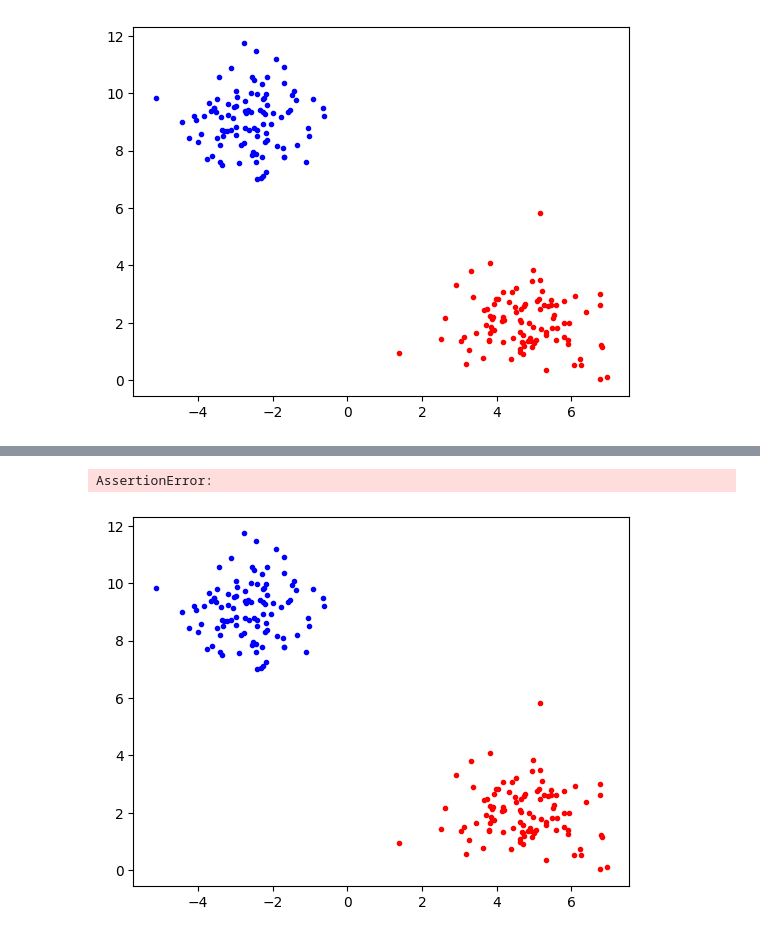
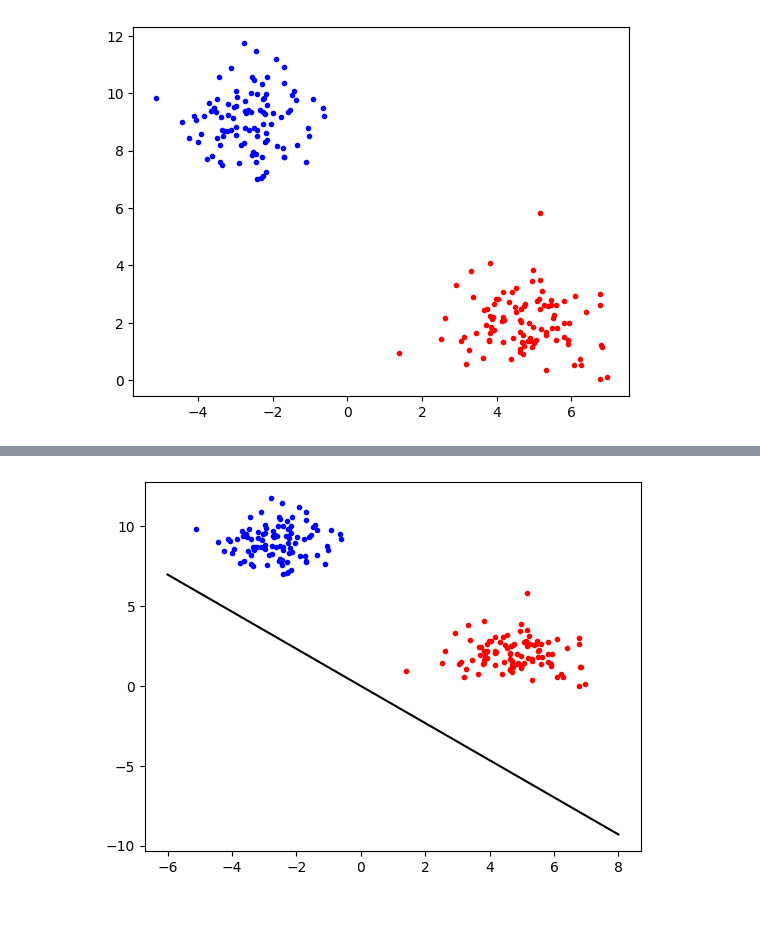
Before and after one commit to quaternio/support-vector-madness, a Jupyter notebook: SVM.ipynb, the cells around one changed output, grey strips where cells are left out. Cells and saved outputs as stored; diff of their text form; code cells hidden in the pictures.

Commit message:
Added plotting function

```diff
--- a/SVM.ipynb
+++ b/SVM.ipynb
@@ -59,6 +59,12 @@ class SVM:
 
         return on_boundary, off_boundary
 
+    def plot_decision_boundary(self):
+        x = np.linspace(-6, 8, 50)
+        y = (svm.w[0] * x) / svm.w[1]
+        plt.figure()
+        plt.plot(X0[:,0], X0[:,1], 'b.', X1[:,0], X1[:,1], 'r.', x, y, 'black')
+
     def train(self, X, y):
         """ Train the classifier using the SMO algorithm """
         self.X = X
@@ -81,6 +87,7 @@ class SVM:
 
         numChanged = 0
         examineAll = True
+        iterNum = 0
         while numChanged > 0 or examineAll:
             numChanged = 0
             if examineAll:
@@ -95,6 +102,13 @@ class SVM:
                 examineAll = False
             else:
                 examineAll = True
+
+            #print(numChanged)
+            print("alpha norm: ", np.linalg.norm(self.alpha))
+            if self.kernel == "linear":
+                print("w norm: ", np.linalg.norm(self.w))
+            print()
+            self.plot_decision_boundary()
 
     def _examine_example(self, idx):
         N, D = self.X.shape
@@ -212,10 +226,16 @@ class SVM:
                 print(f"Threshold could not be computed for idxs {idx1} and {idx2}")
 
         if self.kernel == "linear":
+            # print("w Before: ", self.w)
             self.w = self.w + y1 * (a1 - alph1) * self.X[idx1] + y2 * (a2 - alph2) * self.X[idx2]
+            # print("w After: ", self.w)
 
+        # print("alph1 Before: ", self.alpha[idx1])
+        # print("alph2 Before: ", self.alpha[idx2])
         self.alpha[idx1] = a1
         self.alpha[idx2] = a2
+        # print("alph1 After: ", self.alpha[idx1])
+        # print("alph2 After: ", self.alpha[idx2])
 
         # Update error cache using new Lagrange multipliers
         for i in range(N):
@@ -282,21 +321,25 @@ svm.train(X, y.astype('float64'))
 # %%
-plt.plot(X0[:,0], X0[:,1], 'b.', X1[:,0], X1[:,1], 'r.')
+if svm.kernel == "linear":
+    x = np.linspace(-6, 8, 50)
+    y = (svm.w[0] * x) / svm.w[1]
+    plt.plot(X0[:,0], X0[:,1], 'b.', X1[:,0], X1[:,1], 'r.', x, y, 'black')
 
-assert svm.predict(np.array([-2, 10])) == -1
-assert svm.predict(np.array([5, 2])) == 1
+#assert svm.predict(np.array([-2, 10])) == -1
+#assert svm.predict(np.array([5, 2])) == 1
 
-prediction_grid = np.zeros((200, 200))
+else:
+    plt.plot(X0[:,0], X0[:,1], 'b.', X1[:,0], X1[:,1])
+    prediction_grid = np.zeros((200, 200))
 
-x = np.linspace(-6, 8, 200)
-y = np.linspace(-1, 12, 200)
+    x = np.linspace(-6, 8, 200)
+    y = np.linspace(-1, 12, 200)
 
-xv, yv = np.meshgrid(x, y, indexing='ij')
-for i in range(200):
-    for j in range(200):
-        prediction_grid[i,j] = svm.predict(np.array([xv[i,j], yv[i,j]]))
+    xv, yv = np.meshgrid(x, y, indexing='ij')
+    for i in range(200):
+        for j in range(200):
+            prediction_grid[i,j] = svm.predict(np.array([xv[i,j], yv[i,j]]))
 
-plt.figure()
-plt.imshow(prediction_grid)
+    plt.figure()
+    plt.imshow(prediction_grid)
 # %% [output]
-AssertionError:
-[figure, old version]
+[figure, new version]
```
Also changed, not shown: parts of 1 cell of this notebook.
